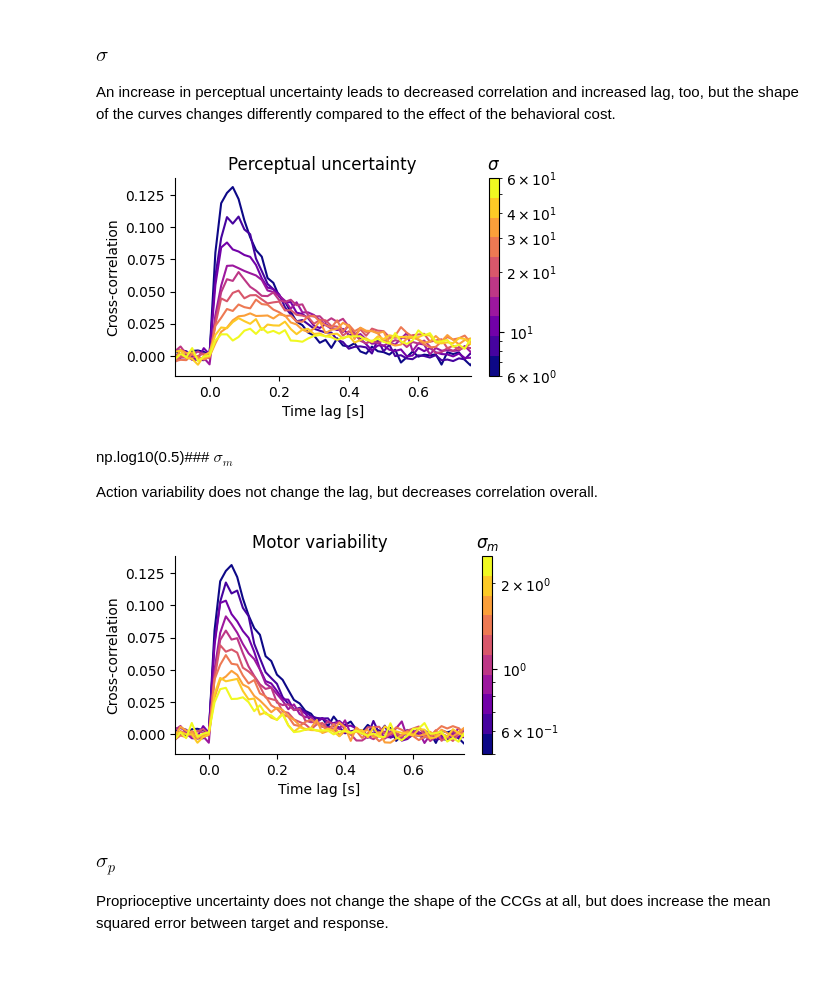
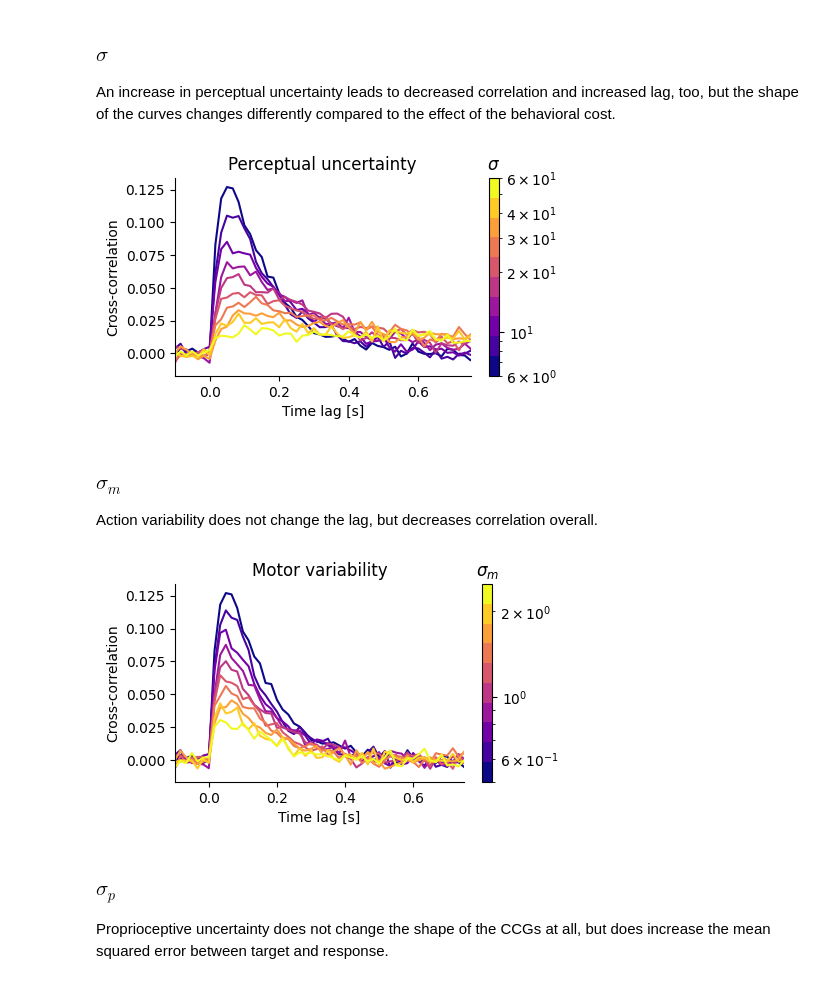
Before and after one commit to RothkopfLab/lqg, a Jupyter notebook: notebooks/01-HowTo.ipynb, the cells around one changed output. Cells and saved outputs as stored; diff of their text form; code cells hidden in the pictures.

```diff
--- a/notebooks/01-HowTo.ipynb
+++ b/notebooks/01-HowTo.ipynb
@@ -98,22 +100,19 @@ Simulations have shape: T = 500, n = 20, d = 2
 Bonnen et al. (2015) analzye the data from a tracking task via cross-correlograms (Mulligan et al., 2013): the average autocorrelation of the velocities of target and response.
 # %%
 # compute cross-correlograms
-model = BoundedActor(c=0., motor_noise=1., sigma=6.)
-x, xhat, y, u = model.simulate(random.PRNGKey(0), n=20, T=500, return_all=True)
+model = BoundedActor(c=0., motor_noise=1., sigma=6., T=T)
+x, xhat, y, u = model.simulate(random.PRNGKey(0), n=20, return_all=True)
 
-
-lags, corrs = xcorr(np.diff(xhat[..., 0], axis=0).T, np.diff(x[..., 0], axis=0).T)
+lags, corrs = xcorr(np.diff(xhat[..., 0], axis=1), np.diff(x[..., 0], axis=1))
 plt.plot(lags, corrs.mean(axis=0), label="Perception")
 
-lags, corrs = xcorr(np.diff(x[..., 1], axis=0).T, np.diff(x[..., 0], axis=0).T)
+lags, corrs = xcorr(np.diff(x[..., 1], axis=1), np.diff(x[..., 0], axis=1))
 plt.plot(lags, corrs.mean(axis=0), label="Perception + Action")
 
+model = BoundedActor(c=1., motor_noise=1., sigma=6., T=T)
+x, xhat, y, u = model.simulate(random.PRNGKey(0), n=20, return_all=True)
 
-model = BoundedActor(c=1., motor_noise=1., sigma=6.)
-x, xhat, y, u = model.simulate(random.PRNGKey(0), n=20, T=500, return_all=True)
-
-lags, corrs = xcorr(np.diff(x[..., 1], axis=0).T, np.diff(x[..., 0], axis=0).T)
-
+lags, corrs = xcorr(np.diff(x[..., 1], axis=1), np.diff(x[..., 0], axis=1))
 
 plt.plot(lags, corrs.mean(axis=0), label="Perception + Action + Cost")
 plt.legend(frameon=False)
@@ -139,10 +138,10 @@ for i, c in enumerate(cs):
     model = BoundedActor(c=c, motor_noise=0.5, sigma=6.)
 
     # simulate data
-    x = model.simulate(random.PRNGKey(i), n=100, T=1000)
+    x = model.simulate(random.PRNGKey(i), n=100)
 
     # compute cross-correlograms
-    lags, corrs = xcorr(np.diff(x[..., 1], axis=0).T, np.diff(x[..., 0], axis=0).T)
+    lags, corrs = xcorr(np.diff(x[..., 1], axis=1), np.diff(x[..., 0], axis=1))
 
     plt.plot(lags / 60, corrs.mean(axis=0), label=f"c = {c:.1f}", color=colormap(i / n))
 
@@ -158,5 +157,4 @@ plt.ylabel("Cross-correlation")
 plt.title("Behavioral costs")
 plt.xlabel("Time lag [s]")
 plt.tight_layout()
-plt.savefig("/home/dominik/Nextcloud/Science/Talks/2023-04-FFM/figures/simulations/c.pdf")
 # %% [output]
@@ -168,31 +167,30 @@ An increase in perceptual uncertainty leads to decreased correlation and increas
 # %%
 sigmas = np.logspace(np.log10(6.), np.log10(60), n, base=10)
 
 plt.figure(figsize=figsize)
 for i, sigma in enumerate(sigmas):
     model = BoundedActor(c=0.1, motor_noise=0.5, sigma=sigma)
-    x = model.simulate(random.PRNGKey(i), n=100, T=1000)
+    x = model.simulate(random.PRNGKey(i), n=100)
 
-    lags, corrs = xcorr(np.diff(x[..., 1], axis=0).T, np.diff(x[..., 0], axis=0).T)
+    lags, corrs = xcorr(np.diff(x[..., 1], axis=1), np.diff(x[..., 0], axis=1))
 
-    plt.plot(lags / 60., corrs.mean(axis=0), label=f"$\sigma$ = {sigma:.1f}", color=colormap(i/n))
+    plt.plot(lags / 60., corrs.mean(axis=0), label=f"$\sigma$ = {sigma:.1f}", color=colormap(i / n))
 
 # setup the colorbar
 scalarmappaple = cm.ScalarMappable(cmap=colormap, norm=mpl.colors.LogNorm(sigmas[0], sigmas[-1]))
 scalarmappaple.set_array(sigmas)
 cbar = plt.colorbar(scalarmappaple)
 cbar.ax.set_title("$\sigma$")
 
 plt.xlim((-.1, .75))
 plt.title("Perceptual uncertainty")
 plt.ylabel("Cross-correlation")
 plt.xlabel("Time lag [s]")
 plt.tight_layout()
-plt.savefig("/home/dominik/Nextcloud/Science/Talks/2023-04-FFM/figures/simulations/sigma.pdf")
 # %% [output]
-[figure, old version]
+[figure, new version]
 # %% [markdown]
-np.log10(0.5)### $\sigma_m$
+### $\sigma_m$
 
 Action variability does not change the lag, but decreases correlation overall.
 # %%
@@ -200,11 +198,11 @@ motor_noises = np.logspace(np.log10(0.5), np.log10(2.5), n, base=10)
 plt.figure(figsize=figsize)
 for i, motor_noise in enumerate(motor_noises):
     model = BoundedActor(c=0.1, motor_noise=motor_noise, sigma=6.)
-    x = model.simulate(random.PRNGKey(i), n=100, T=1000)
+    x = model.simulate(random.PRNGKey(i), n=100)
 
-    lags, corrs = xcorr(np.diff(x[..., 1], axis=0).T, np.diff(x[..., 0], axis=0).T)
+    lags, corrs = xcorr(np.diff(x[..., 1], axis=1), np.diff(x[..., 0], axis=1))
 
-    plt.plot(lags / 60., corrs.mean(axis=0), label=f"motor_noise = {motor_noise:.1f}", color=colormap(i/n))
+    plt.plot(lags / 60., corrs.mean(axis=0), label=f"motor_noise = {motor_noise:.1f}", color=colormap(i / n))
 
 # setup the colorbar
 scalarmappaple = cm.ScalarMappable(cmap=colormap, norm=mpl.colors.LogNorm(motor_noises[0], motor_noises[-1]))
@@ -217,9 +215,8 @@ plt.title("Motor variability")
 plt.ylabel("Cross-correlation")
 plt.xlabel("Time lag [s]")
 plt.tight_layout()
-plt.savefig("/home/dominik/Nextcloud/Science/Talks/2023-04-FFM/figures/simulations/sigma_m.pdf")
 # %% [output]
-[figure, old version]
+[figure, new version]
 # %% [markdown]
 ### $\sigma_p$
 
```
Also changed, not shown: parts of 10 cells of this notebook, 2 other files.
